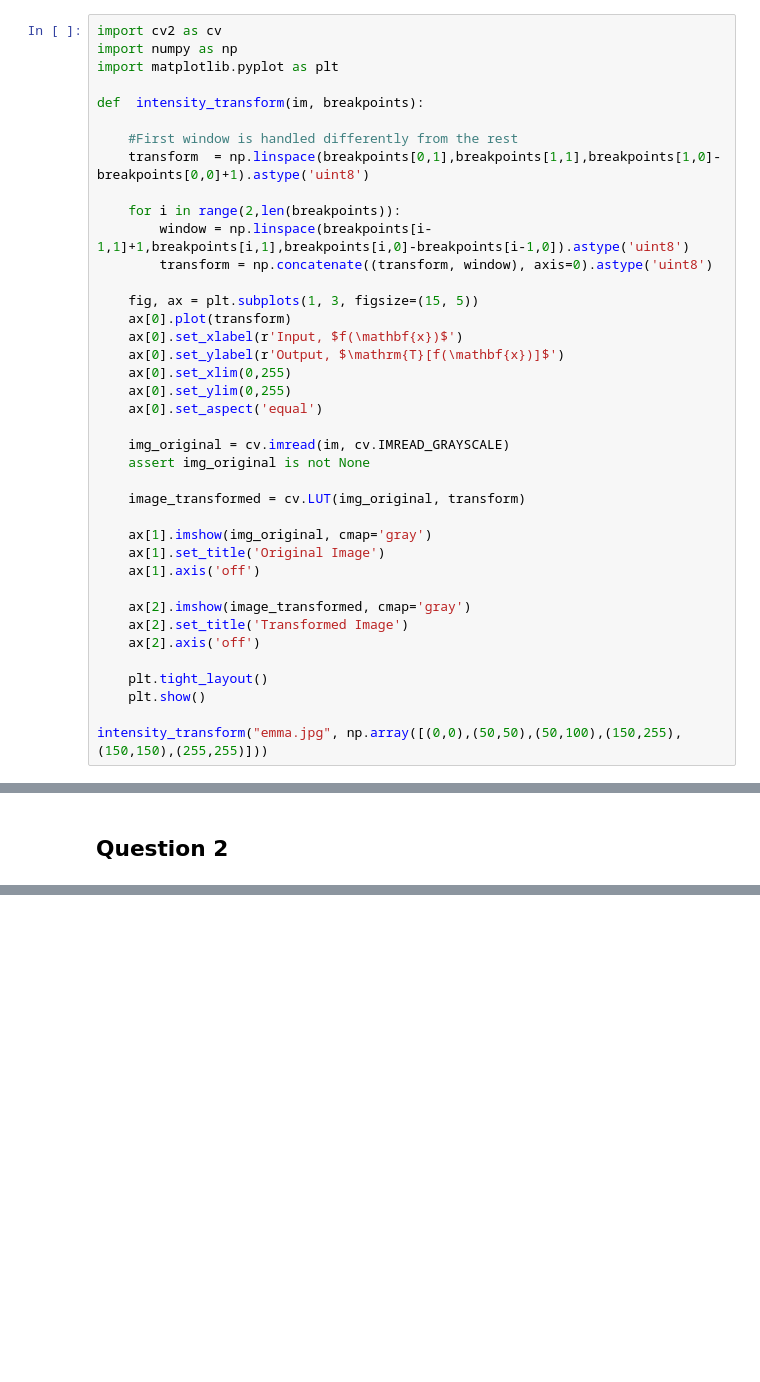
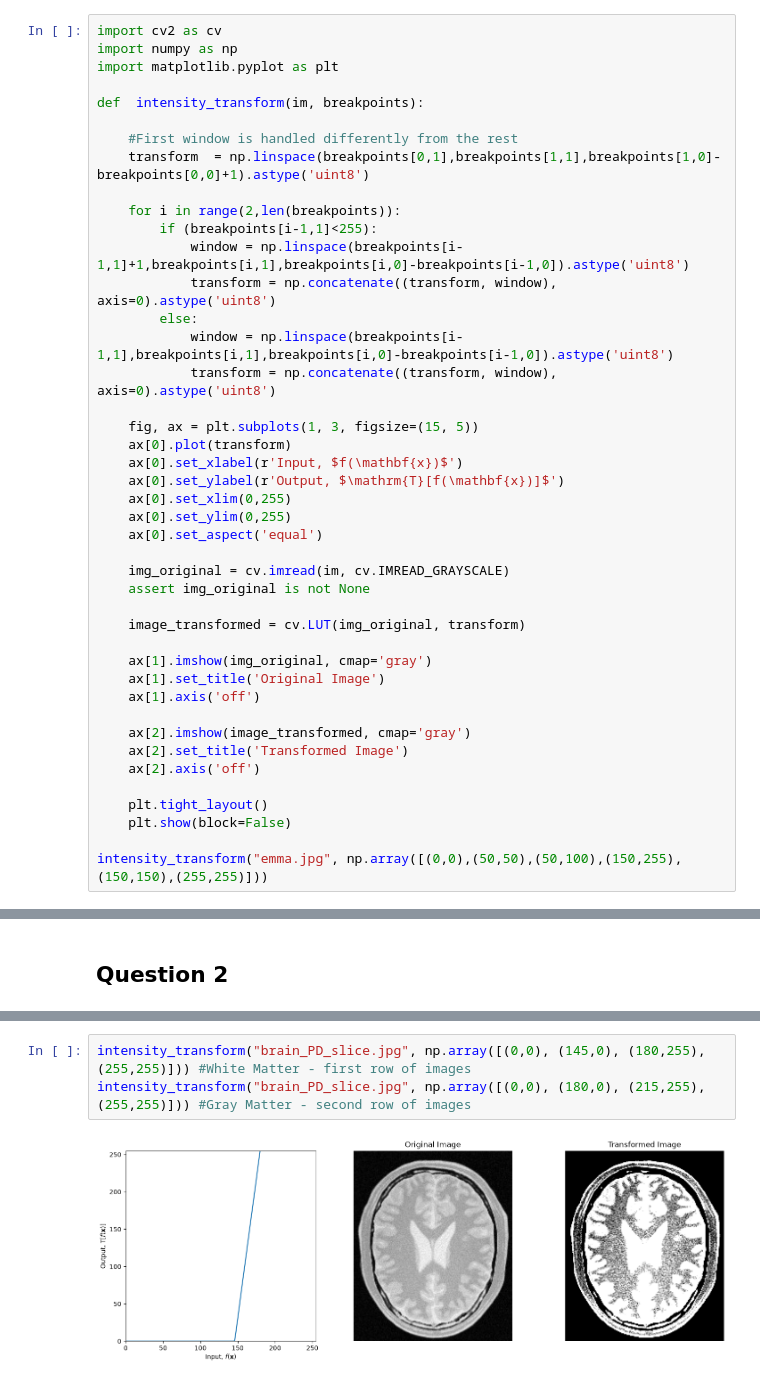
Before and after one commit to BashithaAnthony/EN3160-Assignment-1-on-Intensity-Transformations-and-Neighborhood-Filtering, a Jupyter notebook: Answer_book.ipynb, the cells around one changed output, grey strips where cells are left out. Drawn from its saved outputs; the diff is of its cells as text; blank space fills up the shorter version.

```diff
--- a/Answer_book.ipynb
+++ b/Answer_book.ipynb
@@ -17,8 +17,12 @@ def  intensity_transform(im, breakpoints):
     transform  = np.linspace(breakpoints[0,1],breakpoints[1,1],breakpoints[1,0]-breakpoints[0,0]+1).astype('uint8')
 
     for i in range(2,len(breakpoints)):
-        window = np.linspace(breakpoints[i-1,1]+1,breakpoints[i,1],breakpoints[i,0]-breakpoints[i-1,0]).astype('uint8')
-        transform = np.concatenate((transform, window), axis=0).astype('uint8')
+        if (breakpoints[i-1,1]<255):
+            window = np.linspace(breakpoints[i-1,1]+1,breakpoints[i,1],breakpoints[i,0]-breakpoints[i-1,0]).astype('uint8')
+            transform = np.concatenate((transform, window), axis=0).astype('uint8')
+        else:
+            window = np.linspace(breakpoints[i-1,1],breakpoints[i,1],breakpoints[i,0]-breakpoints[i-1,0]).astype('uint8')
+            transform = np.concatenate((transform, window), axis=0).astype('uint8')
 
     fig, ax = plt.subplots(1, 3, figsize=(15, 5))
     ax[0].plot(transform)
@@ -42,7 +46,7 @@ def  intensity_transform(im, breakpoints):
     ax[2].axis('off')
 
     plt.tight_layout()
-    plt.show()
+    plt.show(block=False)
 
 intensity_transform("emma.jpg", np.array([(0,0),(50,50),(50,100),(150,255),(150,150),(255,255)]))
 # %% [output]
@@ -58,0 +85,5 @@ To determine the correct intensity ranges of gray and white matter to apply appr
+# %%
+intensity_transform("brain_PD_slice.jpg", np.array([(0,0), (145,0), (180,255), (255,255)])) #White Matter - first row of images
+intensity_transform("brain_PD_slice.jpg", np.array([(0,0), (180,0), (215,255), (255,255)])) #Gray Matter - second row of images
+# %% [output]
+[figure, added]
```
Also changed, not shown: parts of 5 cells of this notebook, 10 other files.
